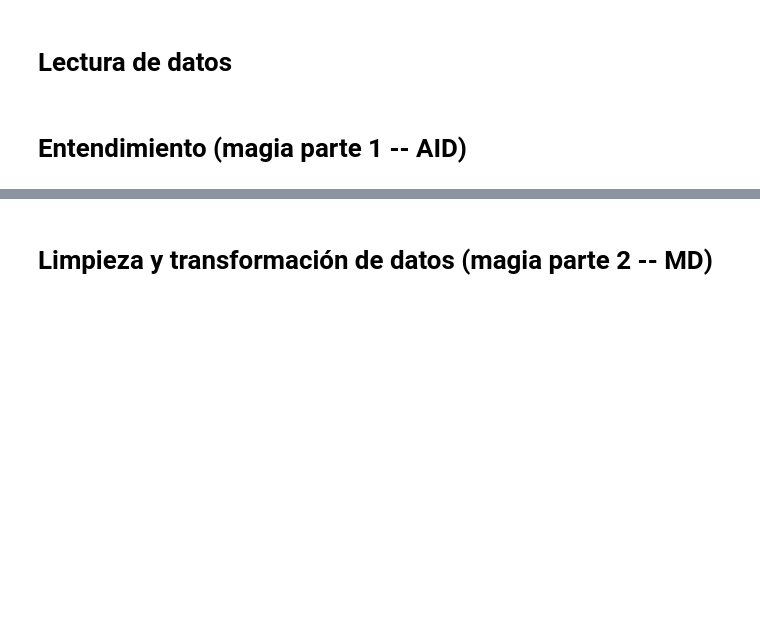
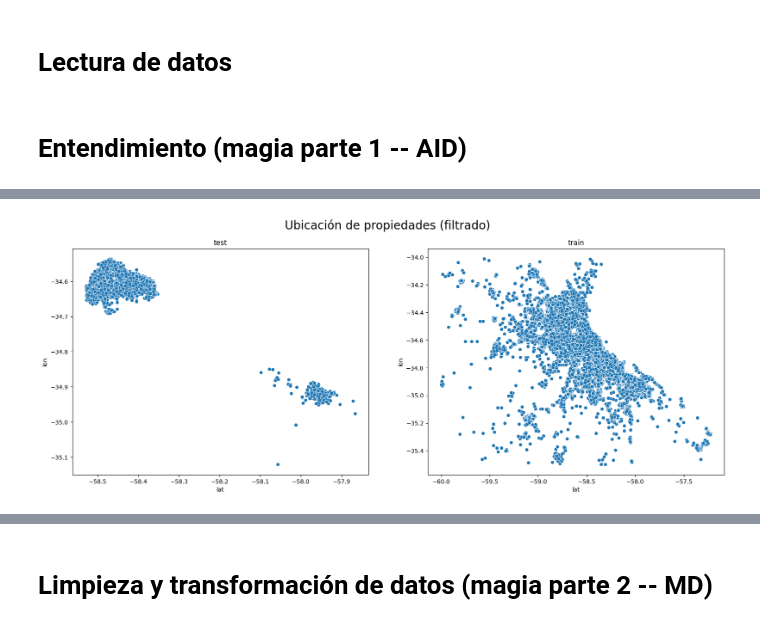
Before and after one commit to josesg998/competencia_properati, a Jupyter notebook: TP_Individual.ipynb, the cells around one changed output, grey strips where cells are left out. Saved outputs shown, nothing was run; the diff lists cells and outputs as text; code cells hidden in the pictures; blank space fills up the shorter version.

```diff
--- a/TP_Individual.ipynb
+++ b/TP_Individual.ipynb
@@ -28,0 +91,10 @@ df_train = pd.read_feather('bases/properati_entrenamiento.ftr').set_index('id')
+# %%
+en_amba_train =(df_train.lat>-60)&(df_train['lon']>-35.5)&(df_train['lon']<-34)& (df_train.lat<-56.5) & (df_train.l1=='Argentina')
+en_amba_test  =(df_test.lat>-60)&(df_test['lon']>-35.5)&(df_test['lon']<-34)& (df_test.lat<-56.5) & (df_test.l1=='Argentina')
+
+fig, ax = plt.subplots(ncols=2,figsize=(20,7))
+sns.scatterplot(data=df_test[en_amba_test],x='lat',y='lon',ax=ax[0]).set_title('test')
+sns.scatterplot(data=df_train[en_amba_train],x='lat',y='lon',ax=ax[1]).set_title('train')
+plt.suptitle('Ubicación de propiedades (filtrado)',size=20);
+# %% [output]
+[figure, added]
```
Also changed, not shown: parts of 25 cells of this notebook, 1 other file.
